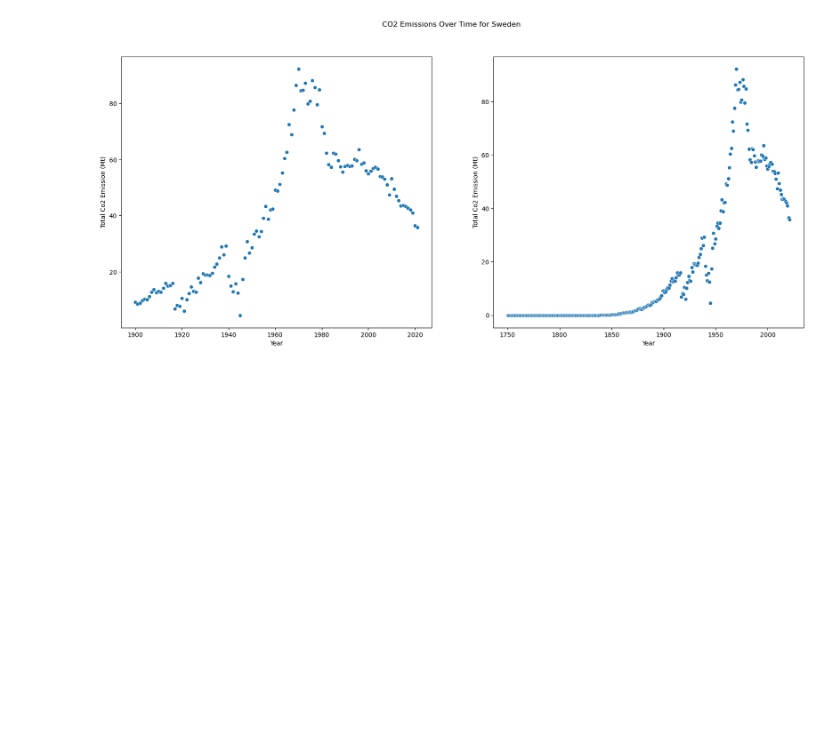
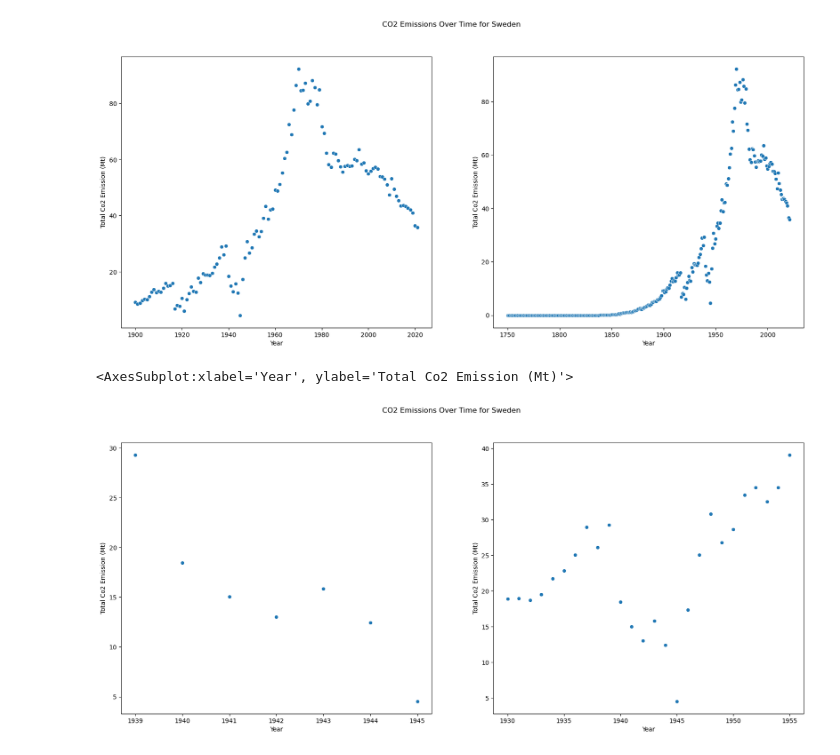
Before and after one commit to Chelsan98/Thesis_EDA_Markus_Oscar, a Jupyter notebook: EDA_CO2.ipynb, the cells around one changed output. Cells and saved outputs as stored; diff of their text form; code cells hidden in the pictures; blank space fills up the shorter version.

Commit message:
Research on Co2 emission during war

```diff
--- a/EDA_CO2.ipynb
+++ b/EDA_CO2.ipynb
@@ -147,3 +192,17 @@ sbn.scatterplot(ax=axes[1], data=dataCo2, x=country_data['Year'], y=country_data
 # %% [output]
 <AxesSubplot:xlabel='Year', ylabel='Total Co2 Emission (Mt)'>
 [figure]
+# %%
+country_name = "Sweden" # Change this line to whatever Country interests you
+country_data = dataCo2[dataCo2['Country'] == country_name]
+
+filtered_data = country_data[(country_data['Year'] >=1939) & (country_data['Year'] <=1945)]
+filtered_data2 = country_data[(country_data['Year'] >=1930) & (country_data['Year'] <=1955)]
+
+fig, axes = plt.subplots(1, 2, sharex=False, figsize=(20,8)) # first number is rows with plots and second number is amount of plots per row.
+fig.suptitle(f'CO2 Emissions Over Time for {country_name}')
+sbn.scatterplot(ax=axes[0], data=filtered_data, x=filtered_data['Year'], y=filtered_data['Total Co2 Emission (Mt)'])
+sbn.scatterplot(ax=axes[1], data=filtered_data2, x=filtered_data2['Year'], y=filtered_data2['Total Co2 Emission (Mt)'])
+# %% [output]
+<AxesSubplot:xlabel='Year', ylabel='Total Co2 Emission (Mt)'>
+[figure, added]
```
Also changed, not shown: parts of 11 cells of this notebook.
